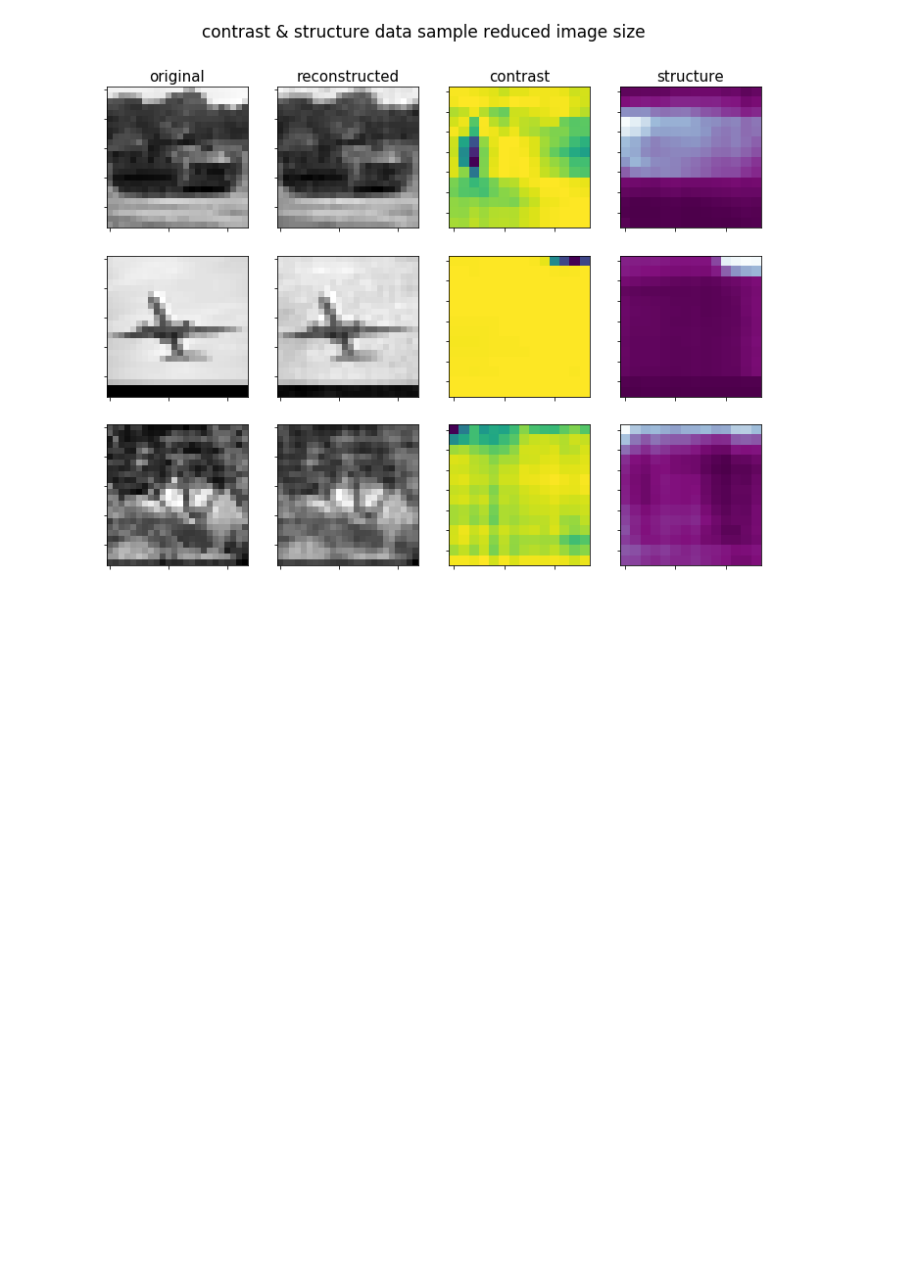
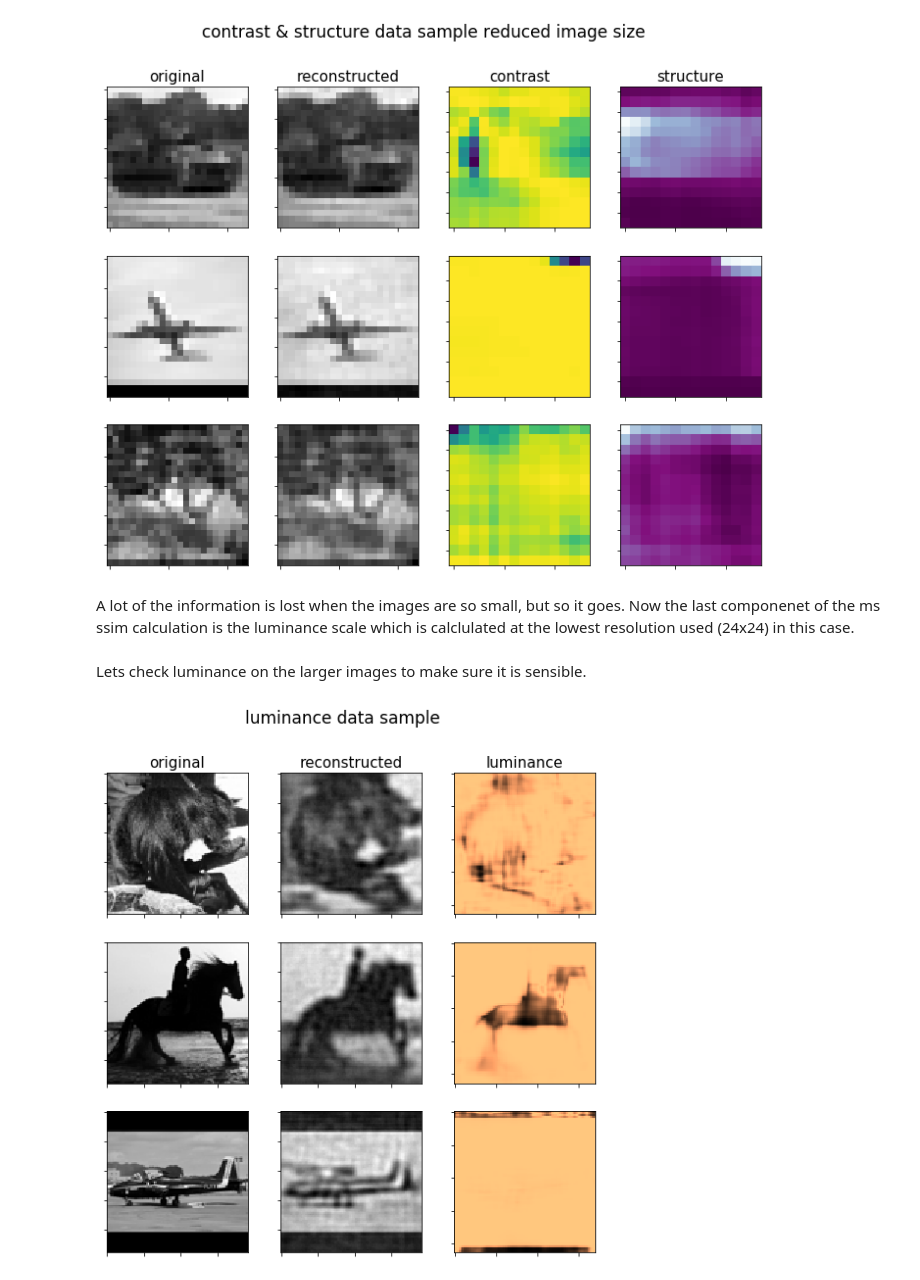
Before and after one commit to michaelneuder/image_quality_analysis, a Jupyter notebook: bin/calculations/ms_ssim/MS_SSIM.ipynb, the cells around one changed output. Cells and saved outputs as stored; diff of their text form; code cells hidden in the pictures; blank space fills up the shorter version.

```diff
--- a/bin/calculations/ms_ssim/MS_SSIM.ipynb
+++ b/bin/calculations/ms_ssim/MS_SSIM.ipynb
@@ -258,3 +258,5 @@ plt.savefig('contrast_structure_data_sample_red2.png')
 plt.show()
 # %% [output]
 [figure]
+# %% [markdown]
+A lot of the information is lost when the images are so small, but so it goes. Now the last componenet of the ms ssim calculation is the luminance scale which is calclulated at the lowest resolution used (24x24) in this case.
@@ -260,0 +293,32 @@ plt.show()
+# %% [markdown]
+Lets check luminance on the larger images to make sure it is sensible.
+# %%
+luminance_res = []
+indeces = []
+for ii in range(3):
+    index = np.random.randint(140)
+    indeces.append(index)
+    temp_im_orig = orig_500[index,:,:]
+    temp_im_recon = recon_500[index,:,:]
+    luminance_res.append(image_luminance(temp_im_orig, temp_im_recon))
+luminance_res = np.asarray(luminance_res)
+# %%
+f, axarr = plt.subplots(nrows=3,ncols=3, figsize=(9,9))
+for i in range(3):
+    axarr[i,0].imshow(orig_500[indeces[i],:,:], cmap='gray')
+    axarr[i,1].imshow(recon_500[indeces[i],:,:], cmap='gray')
+    axarr[i,2].imshow(luminance_res[i,:,:], cmap='copper')
+
+axarr[0,0].set_title('original', size=15)
+axarr[0,1].set_title('reconstructed', size=15)
+axarr[0,2].set_title('luminance', size=15)
+for ax_row in axarr:
+    for ax in ax_row:
+        ax.set_xticklabels([])
+        ax.set_yticklabels([])
+
+f.suptitle('luminance data sample', size=17)
+plt.savefig('luminance_data_sample.png')
+plt.show()
+# %% [output]
+[figure, added]
```
Also changed, not shown: parts of 3 cells of this notebook, 3 other files.
